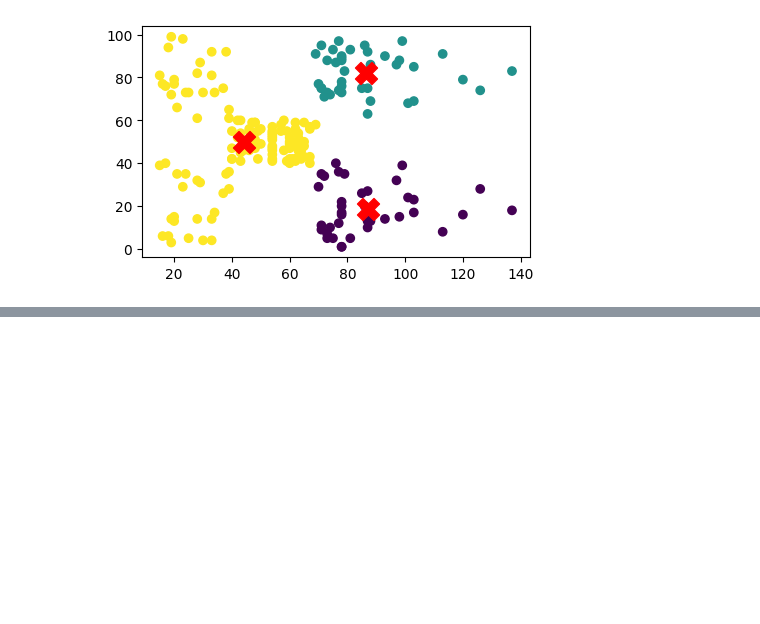
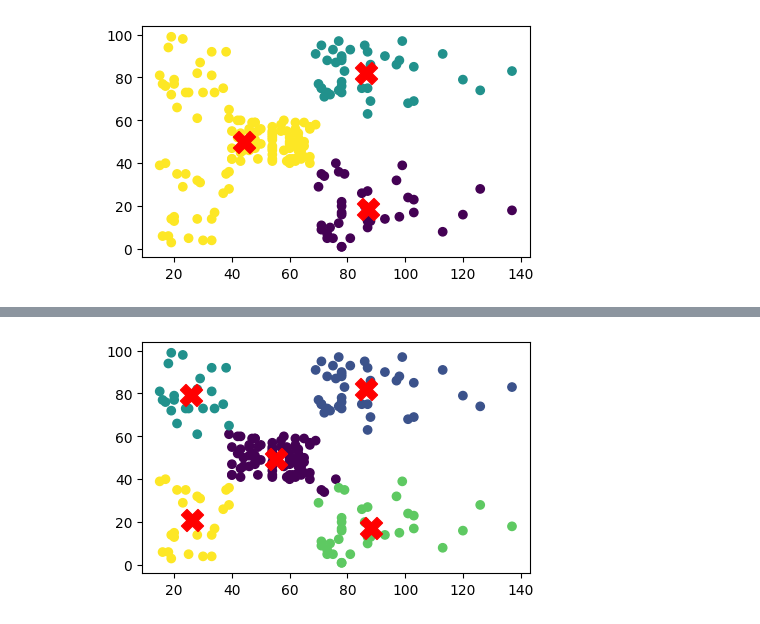
Before and after one commit to halitkalayci/acunmedya-akademi-python-d-conda, a Jupyter notebook: k-means/kmeans.ipynb, the cells around one changed output, grey strips where cells are left out. Saved outputs shown, nothing was run; the diff lists cells and outputs as text; code cells hidden in the pictures; blank space fills up the shorter version.

```diff
--- a/k-means/kmeans.ipynb
+++ b/k-means/kmeans.ipynb
@@ -50,0 +75,11 @@ plt.show()
+# %%
+model2 = KMeans(n_clusters=5,random_state=42)
+model2.fit(X)
+y = model2.predict(X)
+# %%
+plt.figure(figsize=(5,3))
+plt.scatter(X[:,0], X[:,1], c=y)
+plt.scatter(model2.cluster_centers_[:,0], model2.cluster_centers_[:,1], c='red', marker='X',s=250)
+plt.show()
+# %% [output]
+[figure, added]
```
Also changed, not shown: parts of 4 cells of this notebook.
